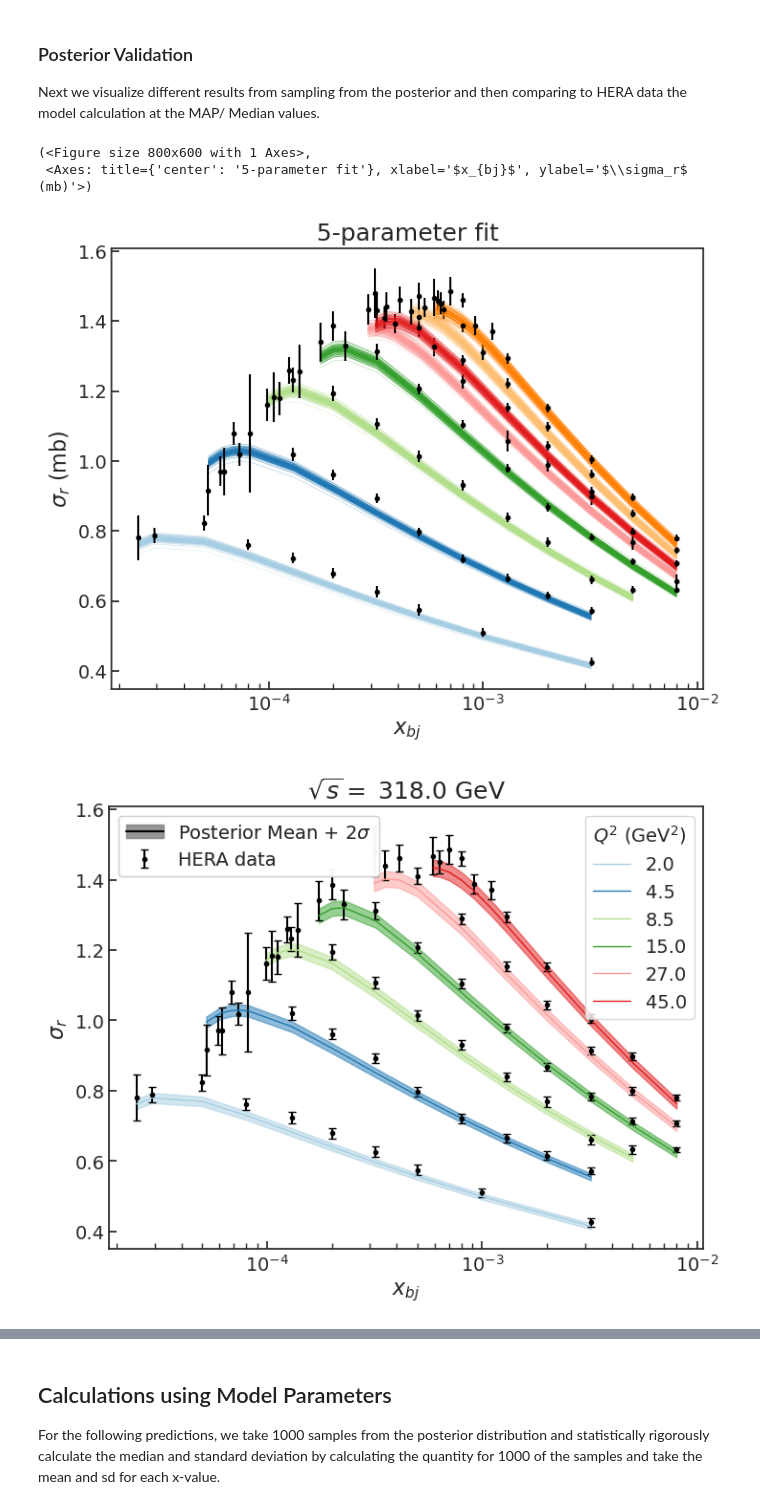
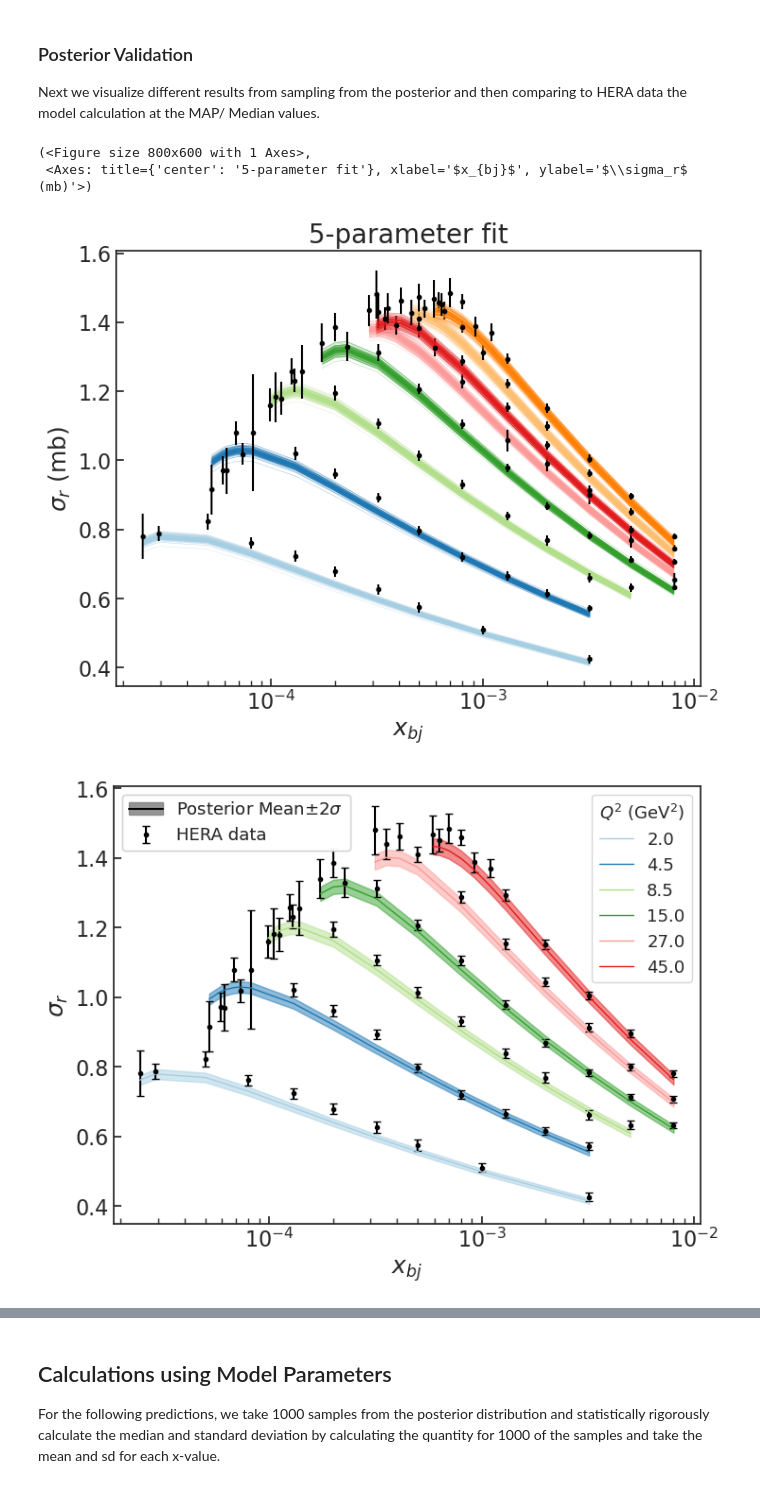
Before and after one commit to camcasuga/BayesianBK_results, a Jupyter notebook: analysis.ipynb, the cells around one changed output, grey strips where cells are left out. Cells and saved outputs as stored; diff of their text form; code cells hidden in the pictures.

```diff
--- a/analysis.ipynb
+++ b/analysis.ipynb
@@ -12,12 +12,12 @@ from my_plotting import *
 from my_functions import *
 sns.set()
 sns.set_style('ticks')
-plt.rcParams.update({'xtick.labelsize': 18,
-                     'ytick.labelsize': 18,
-                     'axes.labelsize': 20,
-                     'axes.titlesize': 22,
-                     'legend.fontsize': 18,
-                     'legend.title_fontsize': 18,
+plt.rcParams.update({'xtick.labelsize': 14,
+                     'ytick.labelsize': 14,
+                     'axes.labelsize': 16,
+                     'axes.titlesize': 20,
+                     'legend.fontsize': 16,
+                     'legend.title_fontsize': 16,
                      #'figure.autolayout': True,
                      'xtick.direction': 'in',
                      'ytick.direction': 'in',})
@@ -318,13 +338,13 @@ plot_model_vs_exp([2., 4.5, 8.5, 15.0, 22.0,  27.,  35.,  45.], 318.0, train_pos
 # %% [output]
 (<Figure size 800x600 with 1 Axes>,
  <Axes: title={'center': '5-parameter fit'}, xlabel='$x_{bj}$', ylabel='$\\sigma_r$ (mb)'>)
-[figure, old version]
+[figure, new version]
 # %%
-sqrt_s = 318
-fig, ax = plot_posterior_mean_and_ub([2., 4.5, 8.5, 15.0, 27., 45.], 318.0, train_post, exp_df, exp_err, title_ = "$\sqrt{s} = $ " + "{}.0 GeV".format(sqrt_s), correlated = correlated_)
+sqrt_s = 318.0
+fig, ax = plot_posterior_mean_and_ub([2., 4.5, 8.5, 15.0, 27., 45.], sqrt_s, train_post, exp_df, exp_err, title_ = "", correlated = correlated_)
 fig.savefig("plots/{}_{}_{}_posterior_mean_and_ub.pdf".format(model_, correlated_str, sqrt_s), bbox_inches='tight')
 # %% [output]
-[figure, old version]
+[figure, new version]
 # %%
 sd_post = np.sqrt(np.diagonal(err_post, axis1 = 1, axis2 = 2)) if correlated_ else err_post
 fig, ax = plot_validation_perkp(0, pred_post, sd_post, train_post, exp, n_params, theta_post, param_names)
```
Also changed, not shown: parts of 19 cells of this notebook, 11 other files.
